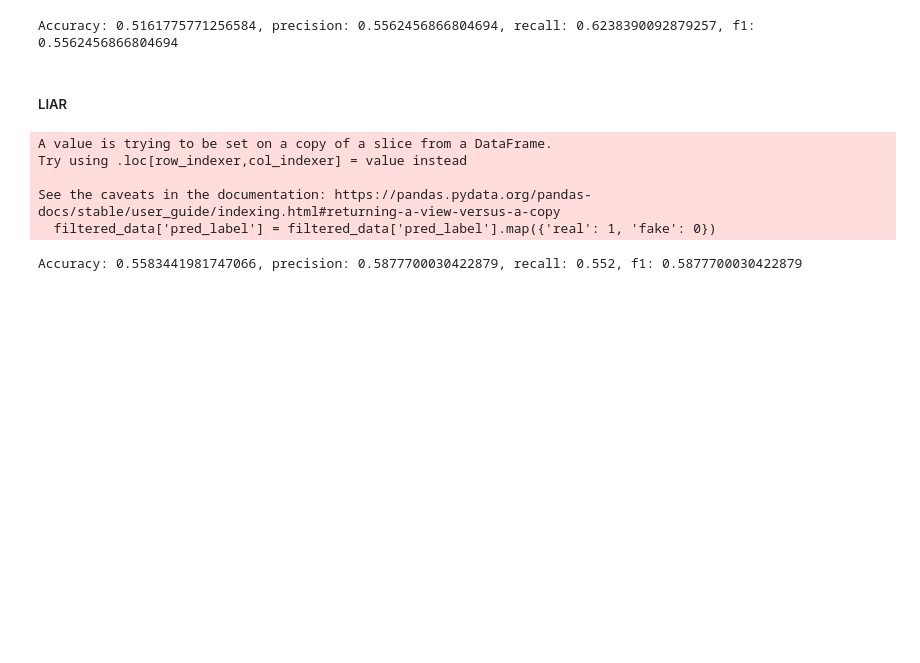
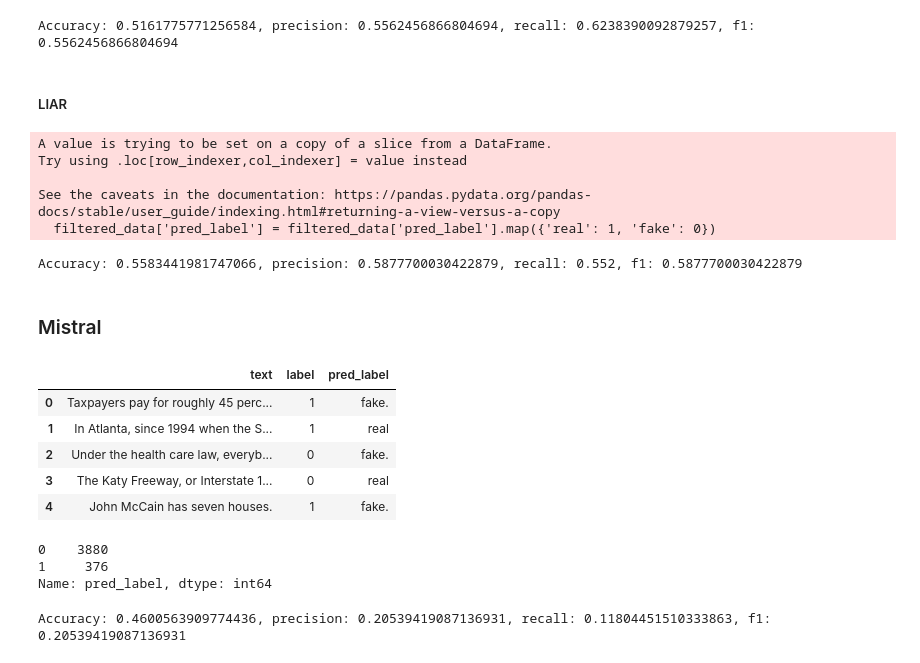
Before and after one commit to oguzaliarslan/llm_fake_news, a Jupyter notebook: llama2-results.ipynb, the cells around one changed output. Cells and saved outputs as stored; diff of their text form; code cells hidden in the pictures; blank space fills up the shorter version.

```diff
--- a/llama2-results.ipynb
+++ b/llama2-results.ipynb
@@ -74,3 +76,51 @@ f1 = f1_score(filtered_data['label'], filtered_data['pred_label'])
 print(f'Accuracy: {acc}, precision: {f1}, recall: {recall}, f1: {f1}')
 # %% [output]
 Accuracy: 0.5583441981747066, precision: 0.5877700030422879, recall: 0.552, f1: 0.5877700030422879
+# %% [markdown]
+### Mistral
+# %%
+import pandas as pd
+from sklearn.metrics import accuracy_score, f1_score, precision_score, recall_score, precision_recall_curve, auc
+import re
+
+combined_results = pd.read_csv("results_llm/mistral_liar.csv", index_col=0)
+combined_results.head()
+# %% [output]
+|  | text | label | pred_label |
+| 0 | Taxpayers pay for roughly 45 perc... | 1 | fake. |
+| 1 | In Atlanta, since 1994 when the S... | 1 | real |
+| 2 | Under the health care law, everyb... | 0 | fake. |
+| 3 | The Katy Freeway, or Interstate 1... | 0 | real |
+| 4 | John McCain has seven houses. | 1 | fake. |
+# %%
+combined_results['pred_label'] = combined_results['pred_label'].str.lower().str.strip().replace(['\nreal', '\nfake'], ['real', 'fake'])
+combined_results = combined_results.dropna(subset=['pred_label'])
+
+def map_label(label):
+    if re.search(r'\breal\b', label):
+        return 1
+    elif re.search(r'\bfake\b', label):
+        return 0
+    else:
+        return None
+
+combined_results['pred_label'] = combined_results['pred_label'].apply(map_label)
+
+filtered_data = combined_results.dropna(subset=['pred_label'])
+filtered_data['pred_label'] = filtered_data['pred_label'].astype(int)  # Convert to integers if needed
+
+label_counts = filtered_data['pred_label'].value_counts()
+print(label_counts)
+# %% [output]
+0    3880
+1     376
+Name: pred_label, dtype: int64
+# %%
+acc = accuracy_score(filtered_data['label'], filtered_data['pred_label'])
+precision = precision_score(filtered_data['label'], filtered_data['pred_label'])
+recall = recall_score(filtered_data['label'], filtered_data['pred_label'])
+f1 = f1_score(filtered_data['label'], filtered_data['pred_label'])
+
+print(f'Accuracy: {acc}, precision: {f1}, recall: {recall}, f1: {f1}')
+# %% [output]
+Accuracy: 0.4600563909774436, precision: 0.20539419087136931, recall: 0.11804451510333863, f1: 0.20539419087136931
```
Also changed, not shown: parts of 3 cells of this notebook, 6 other files.
